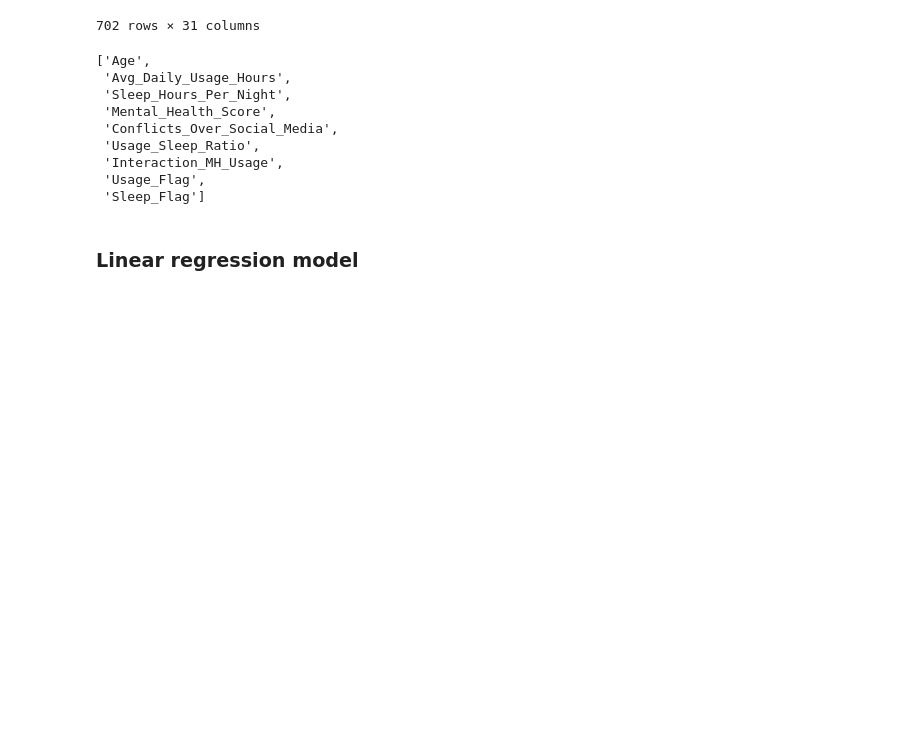
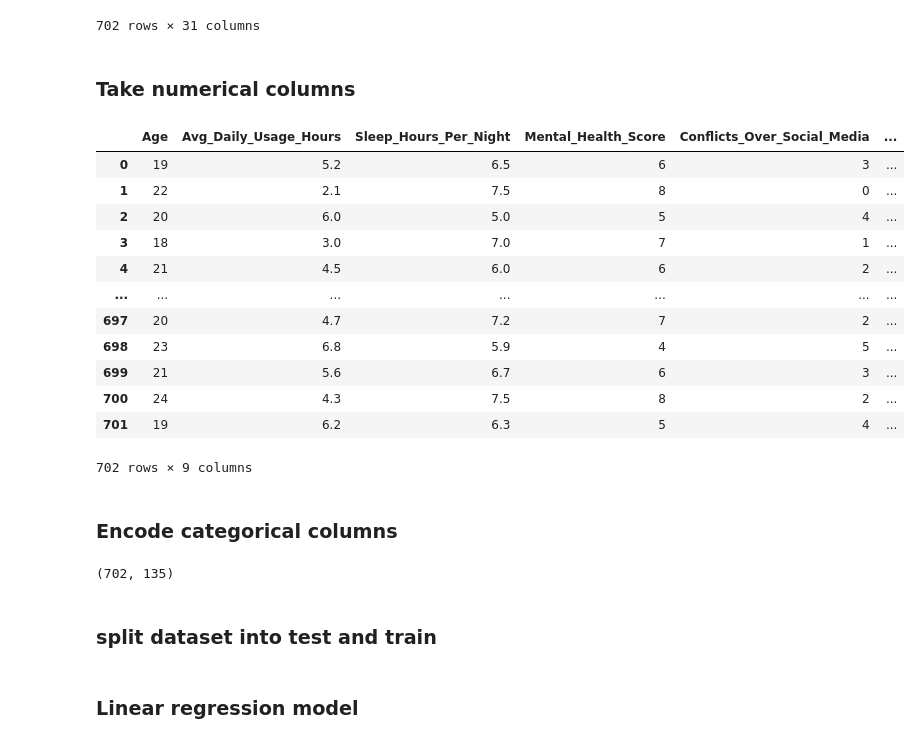
Before and after one commit to pasindu-piyumal/Student_Social_Media_Addiction, a Jupyter notebook: predict_student_social_media_addiction.ipynb, the cells around one changed output. Cells and saved outputs as stored; diff of their text form; code cells hidden in the pictures; blank space fills up the shorter version.

Commit message:
encode categorical columns

```diff
--- a/predict_student_social_media_addiction.ipynb
+++ b/predict_student_social_media_addiction.ipynb
@@ -356,36 +358,61 @@ df_fe
 | 700 | 704 | 24 | Male | Graduate | Japan | 4.3 | Twitter | ... |
 | 701 | 705 | 19 | Female | Undergraduate | Poland | 6.2 | Facebook | ... |
 702 rows × 31 columns
+# %% [markdown]
+### Take numerical columns
 # %%
 target = 'Addicted_Score'
 y = df_fe[target]
 exclude_cols = ['Student_ID', target]
 feature_cols = []
 
 for col in df_fe.columns:
     if col not in exclude_cols:
         feature_cols.append(col)
 
 new_numeric_cols = []
 
 for col in numeric_cols:
     if col not in exclude_cols:
-        new_numeric_cols.append(col)
+        new_numeric_cols.append(col) # Remove Addicted Score column
 
 
 numerical_cols = ['Usage_Sleep_Ratio', 'Interaction_MH_Usage', 'Usage_Flag', 'Sleep_Flag']
 
 for col in numerical_cols:
     if col not in exclude_cols:
         new_numeric_cols.append(col)
+
+X_numeric = df_fe[new_numeric_cols].copy()
+X_numeric
 # %% [output]
+|  | Age | Avg_Daily_Usage_Hours | Sleep_Hours_Per_Night | Mental_Health_Score | Conflicts_Over_Social_Media | ... |
+| 0 | 19 | 5.2 | 6.5 | 6 | 3 | ... |
+| 1 | 22 | 2.1 | 7.5 | 8 | 0 | ... |
+| 2 | 20 | 6.0 | 5.0 | 5 | 4 | ... |
+| 3 | 18 | 3.0 | 7.0 | 7 | 1 | ... |
+| 4 | 21 | 4.5 | 6.0 | 6 | 2 | ... |
+| ... | ... | ... | ... | ... | ... | ... |
+| 697 | 20 | 4.7 | 7.2 | 7 | 2 | ... |
+| 698 | 23 | 6.8 | 5.9 | 4 | 5 | ... |
+| 699 | 21 | 5.6 | 6.7 | 6 | 3 | ... |
+| 700 | 24 | 4.3 | 7.5 | 8 | 2 | ... |
+| 701 | 19 | 6.2 | 6.3 | 5 | 4 | ... |
-['Age',
- 'Avg_Daily_Usage_Hours',
- 'Sleep_Hours_Per_Night',
- 'Mental_Health_Score',
- 'Conflicts_Over_Social_Media',
- 'Usage_Sleep_Ratio',
- 'Interaction_MH_Usage',
- 'Usage_Flag',
- 'Sleep_Flag']
+702 rows × 9 columns
+# %% [markdown]
+### Encode categorical columns
+# %%
+categorical_cols = df_fe[feature_cols].select_dtypes(include=['object', 'category']).columns.tolist()
+categorical_cols.remove('Addiction_Level')
+categorical_cols.remove('Addiction_Level_Encoded')
+
+if categorical_cols:
+    X_encoded = pd.get_dummies(df_fe[categorical_cols], drop_first=True, prefix=categorical_cols)
+    X_final = pd.concat([X_numeric, X_encoded], axis=1)
+
+X_final.shape
+# %% [output]
+(702, 135)
+# %% [markdown]
+### split dataset into test and train
 # %%
```
Also changed, not shown: parts of 3 cells of this notebook.
